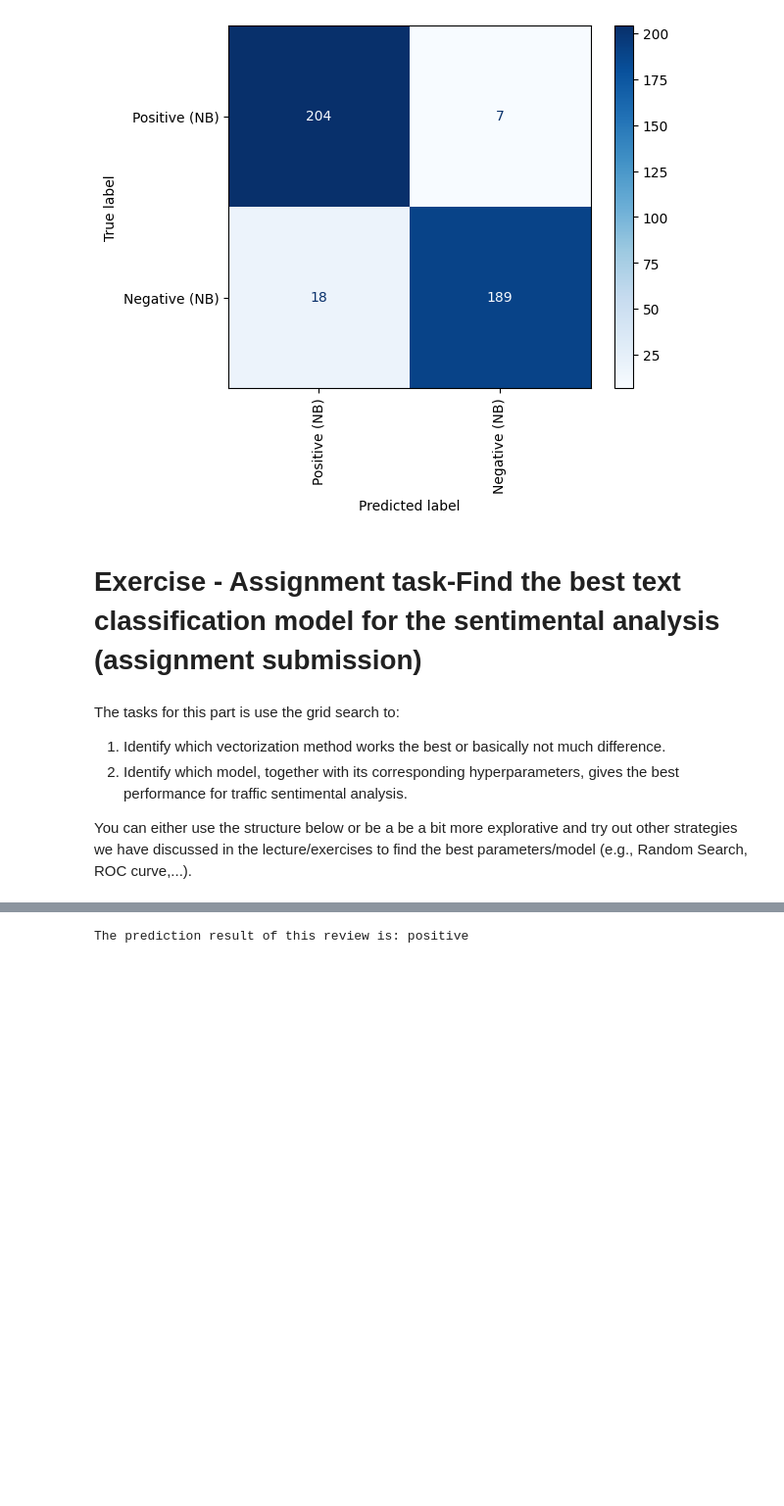
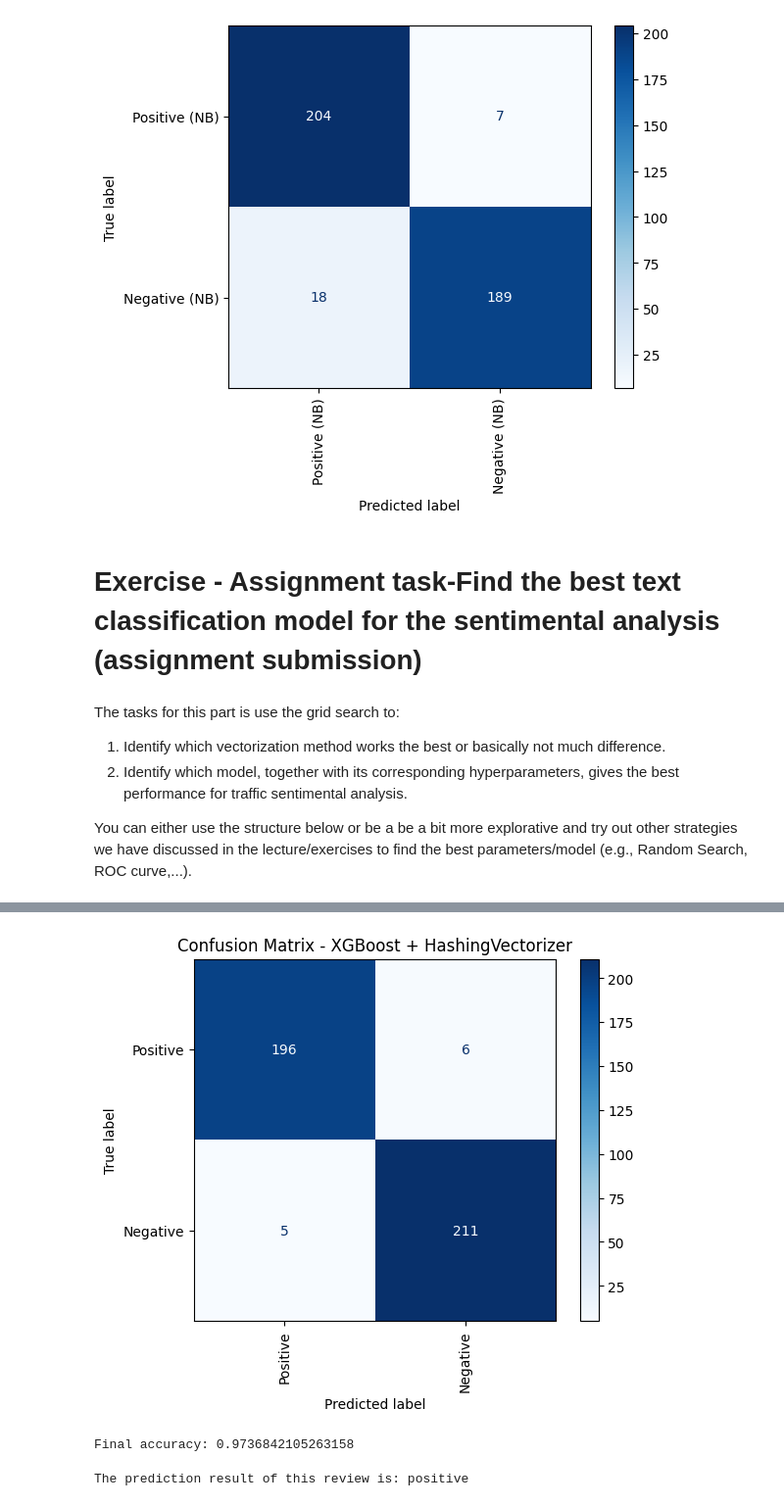
Before and after one commit to elinastefani/AH2179-Assignments, a Jupyter notebook: Assignment_2_Text_classification.ipynb, the cells around one changed output, grey strips where cells are left out. Shown at 98% size. Drawn from its saved outputs; the diff is of its cells as text; code cells hidden in the pictures; blank space fills up the shorter version.

```diff
--- a/Assignment_2_Text_classification.ipynb
+++ b/Assignment_2_Text_classification.ipynb
@@ -587,0 +896,12 @@ The accuracy of the model is: 0.9593301435406698
+# %%
+# 9. Find the overall best model
+
+best_result = results_df.iloc[0]
+
+print("BEST OVERALL MODEL")
+print("-" * 80)
+print("Vectorizer:", best_result['Vectorizer'])
+print("Model:", best_result['Model'])
+print("CV Accuracy:", best_result['CV Accuracy'])
+print("Test Accuracy:", best_result['Test Accuracy'])
+print("Best Parameters:", best_result['Best Parameters'])
@@ -588,3 +916,64 @@ The accuracy of the model is: 0.9593301435406698
+# %%
+# 10. Confusion matrix for the best model
+
+best_vectorizer_name = best_result['Vectorizer']
+best_model_name = best_result['Model']
+
+best_train_vectorized, best_test_vectorized = vectorized_data[
+    best_vectorizer_name
+]
+
+# Re-run GridSearch for the overall best combination
+best_model_information = models[best_model_name]
+
+final_grid_search = GridSearchCV(
+    estimator=best_model_information['model'],
+    param_grid=best_model_information['param_grid'],
+    cv=5,
+    scoring='accuracy',
+    n_jobs=-1
+)
+
+final_grid_search.fit(
+    best_train_vectorized,
+    y_train
+)
+
+final_model = final_grid_search.best_estimator_
+
+# Predictions
+final_predictions = final_model.predict(
+    best_test_vectorized
+)
+
+# Confusion Matrix
+cmd.from_estimator(
+    final_model,
+    best_test_vectorized,
+    y_test,
+    display_labels=['Positive', 'Negative'],
+    cmap='Blues',
+    xticks_rotation='vertical'
+)
+
+plt.title(
+    f'Confusion Matrix - {best_model_name} + {best_vectorizer_name}'
+)
+
+plt.show()
+# %% [output]
+[figure, added]
+# %%
+# 11. Final accuracy
+
+final_accuracy = accuracy_score(
+    y_test,
+    final_predictions
+)
+
+print("\nFinal accuracy:", final_accuracy)
+# %% [output]
+Final accuracy: 0.9736842105263158
 # %%
 # Here you change the reviews
 text = 'Adayala road is clear'
```
Also changed, not shown: parts of 7 cells of this notebook.
